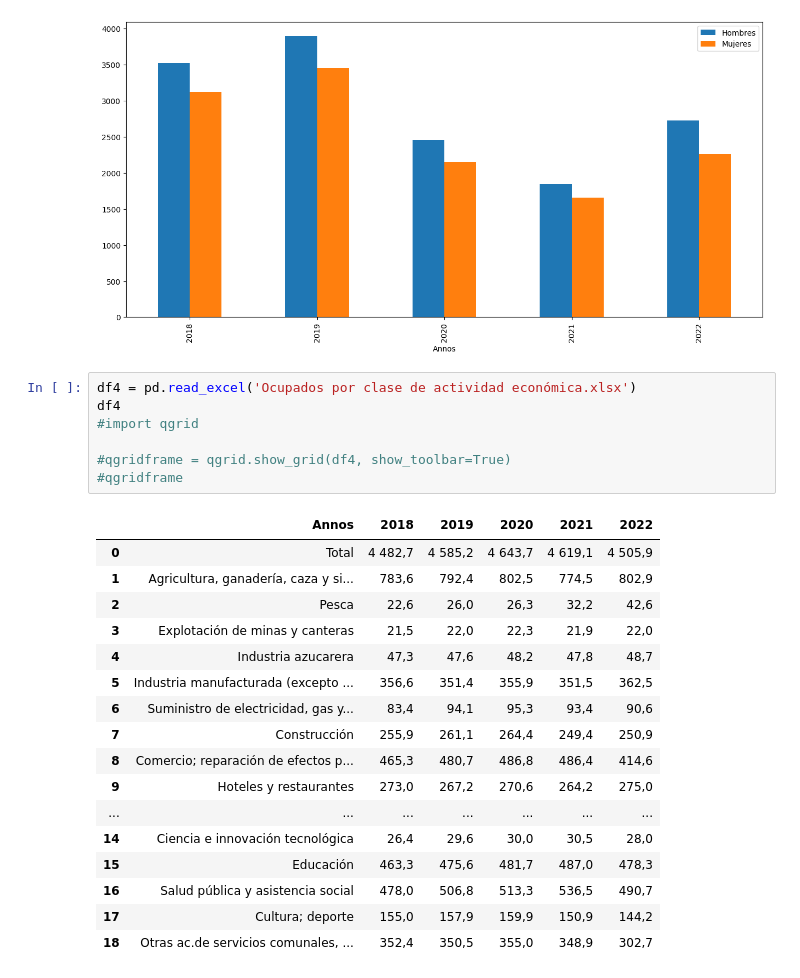
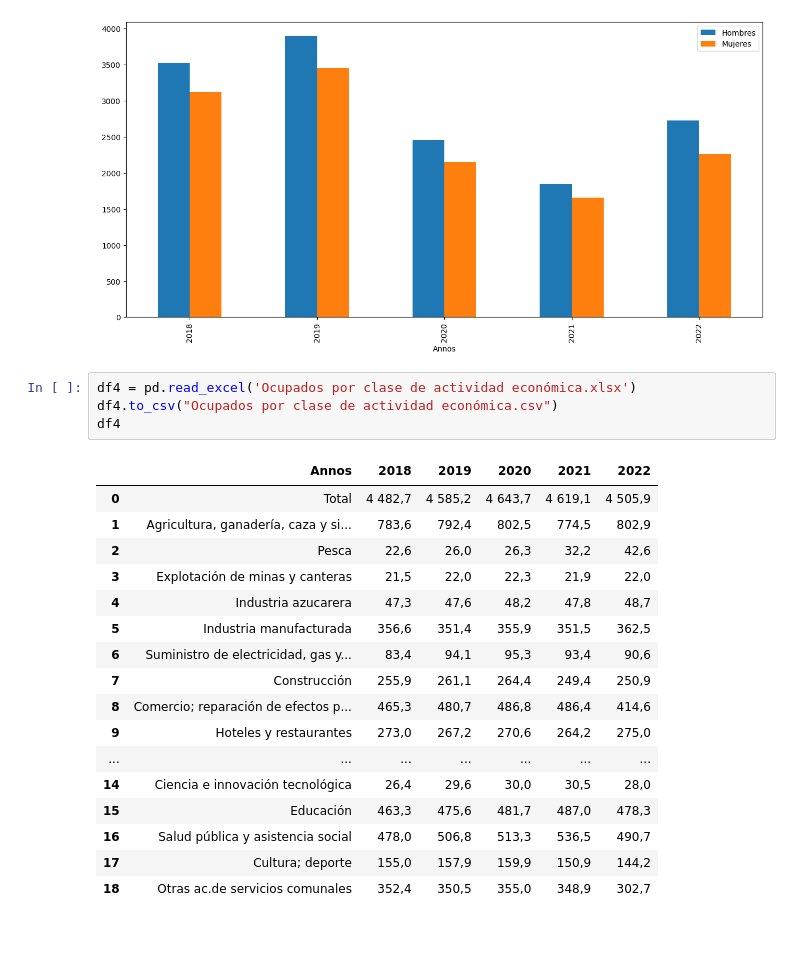
Before and after one commit to vicent-cao02/La-Migracion, a Jupyter notebook: Data/processing.ipynb, the cells around one changed output. Cells and saved outputs as stored; diff of their text form; blank space fills up the shorter version.

```diff
--- a/Data/processing.ipynb
+++ b/Data/processing.ipynb
@@ -93,19 +97,16 @@ plt.show()
 [figure]
 # %%
 df4 = pd.read_excel('Ocupados por clase de actividad económica.xlsx')
+df4.to_csv("Ocupados por clase de actividad económica.csv")
 df4
-#import qgrid
-
-#qgridframe = qgrid.show_grid(df4, show_toolbar=True)
-#qgridframe
 # %% [output]
 |  | Annos | 2018 | 2019 | 2020 | 2021 | 2022 |
 | 0 | Total | 4 482,7 | 4 585,2 | 4 643,7 | 4 619,1 | 4 505,9 |
 | 1 | Agricultura, ganadería, caza y si... | 783,6 | 792,4 | 802,5 | 774,5 | 802,9 |
 | 2 | Pesca | 22,6 | 26,0 | 26,3 | 32,2 | 42,6 |
 | 3 | Explotación de minas y canteras | 21,5 | 22,0 | 22,3 | 21,9 | 22,0 |
 | 4 | Industria azucarera | 47,3 | 47,6 | 48,2 | 47,8 | 48,7 |
-| 5 | Industria manufacturada (excepto ... | 356,6 | 351,4 | 355,9 | 351,5 | 362,5 |
+| 5 | Industria manufacturada | 356,6 | 351,4 | 355,9 | 351,5 | 362,5 |
 | 6 | Suministro de electricidad, gas y... | 83,4 | 94,1 | 95,3 | 93,4 | 90,6 |
 | 7 | Construcción | 255,9 | 261,1 | 264,4 | 249,4 | 250,9 |
 | 8 | Comercio; reparación de efectos p... | 465,3 | 480,7 | 486,8 | 486,4 | 414,6 |
@@ -115,4 +116,4 @@ df4
 | 15 | Educación | 463,3 | 475,6 | 481,7 | 487,0 | 478,3 |
 | 16 | Salud pública y asistencia social | 478,0 | 506,8 | 513,3 | 536,5 | 490,7 |
 | 17 | Cultura; deporte | 155,0 | 157,9 | 159,9 | 150,9 | 144,2 |
-| 18 | Otras ac.de servicios comunales, ... | 352,4 | 350,5 | 355,0 | 348,9 | 302,7 |
+| 18 | Otras ac.de servicios comunales | 352,4 | 350,5 | 355,0 | 348,9 | 302,7 |
```
Also changed, not shown: parts of 5 cells of this notebook, 1 other file.
